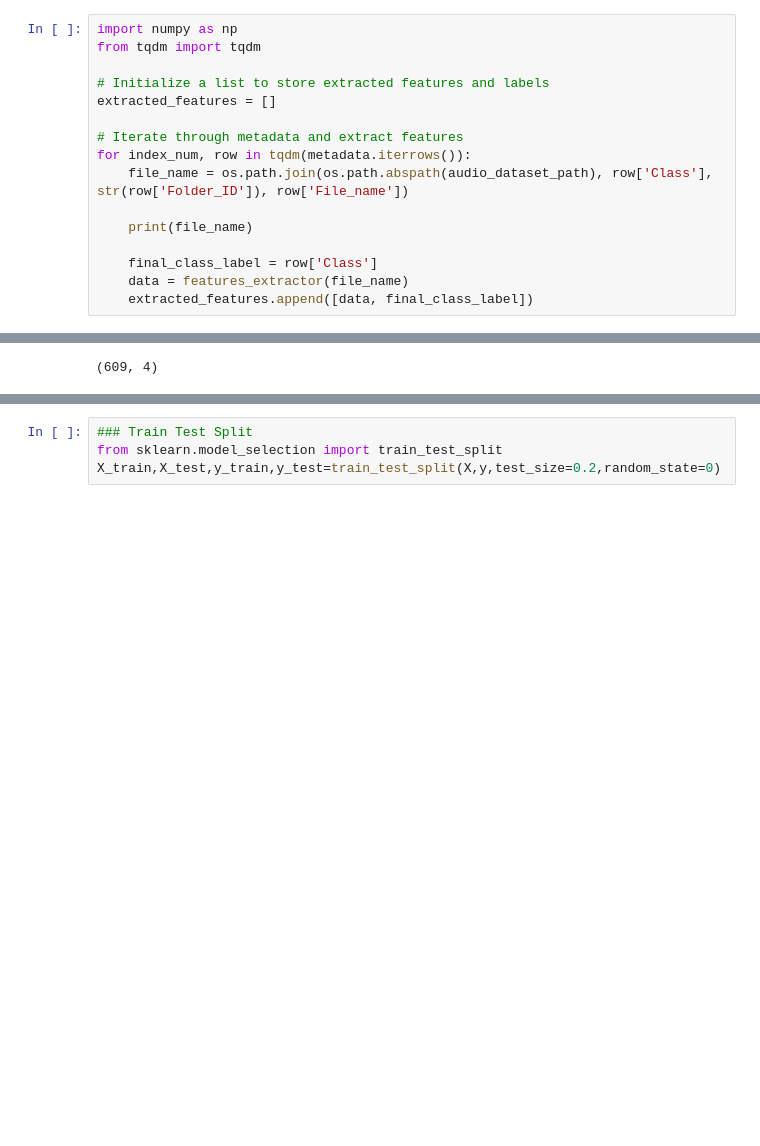
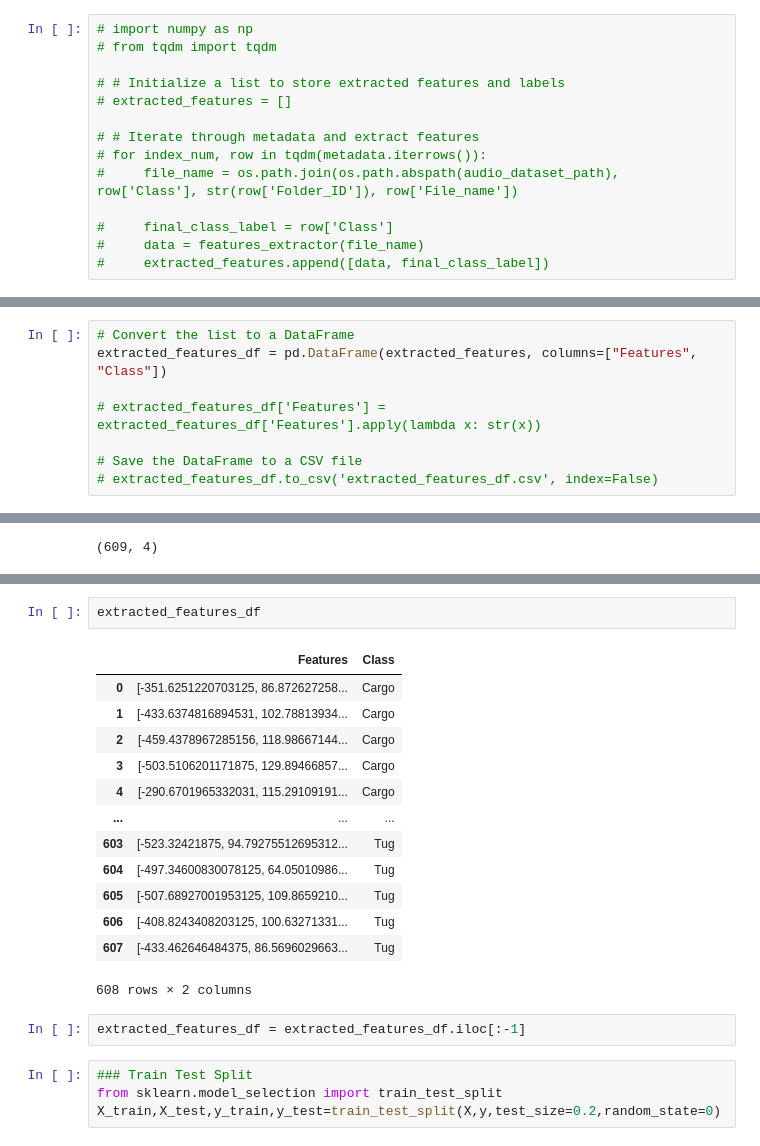
Before and after one commit to hasnaynajmal/oceanvue.buic, a Jupyter notebook: data-preprocessng-sample/data.ipynb, the cells around one changed output, grey strips where cells are left out. Drawn from its saved outputs; the diff is of its cells as text; blank space fills up the shorter version.

```diff
--- a/data-preprocessng-sample/data.ipynb
+++ b/data-preprocessng-sample/data.ipynb
@@ -41,16 +41,14 @@ KeyError: 'fold'
 # %%
-import numpy as np
-from tqdm import tqdm
+# import numpy as np
+# from tqdm import tqdm
 
-# Initialize a list to store extracted features and labels
-extracted_features = []
+# # Initialize a list to store extracted features and labels
+# extracted_features = []
 
-# Iterate through metadata and extract features
-for index_num, row in tqdm(metadata.iterrows()):
-    file_name = os.path.join(os.path.abspath(audio_dataset_path), row['Class'], str(row['Folder_ID']), row['File_name'])
+# # Iterate through metadata and extract features
+# for index_num, row in tqdm(metadata.iterrows()):
+#     file_name = os.path.join(os.path.abspath(audio_dataset_path), row['Class'], str(row['Folder_ID']), row['File_name'])
 
-    print(file_name)
-
-    final_class_label = row['Class']
-    data = features_extractor(file_name)
-    extracted_features.append([data, final_class_label])
+#     final_class_label = row['Class']
+#     data = features_extractor(file_name)
+#     extracted_features.append([data, final_class_label])
@@ -73,4 +76,12 @@ C:\Users\oceanvue\Desktop\DeepShip Dataset\Cargo\12\12.wav
 extracted_features_df = pd.DataFrame(extracted_features, columns=["Features", "Class"])
+# %%
+# Convert the list to a DataFrame
+extracted_features_df = pd.DataFrame(extracted_features, columns=["Features", "Class"])
+
+# extracted_features_df['Features'] = extracted_features_df['Features'].apply(lambda x: str(x))
+
+# Save the DataFrame to a CSV file
+# extracted_features_df.to_csv('extracted_features_df.csv', index=False)
 # %%
 extracted_features_df
 # %% [output]
@@ -124,3 +180,21 @@ y.shape
+# %%
+extracted_features_df
+# %% [output]
+|  | Features | Class |
+| 0 | [-351.6251220703125, 86.872627258... | Cargo |
+| 1 | [-433.6374816894531, 102.78813934... | Cargo |
+| 2 | [-459.4378967285156, 118.98667144... | Cargo |
+| 3 | [-503.5106201171875, 129.89466857... | Cargo |
+| 4 | [-290.6701965332031, 115.29109191... | Cargo |
+| ... | ... | ... |
+| 603 | [-523.32421875, 94.79275512695312... | Tug |
+| 604 | [-497.34600830078125, 64.05010986... | Tug |
+| 605 | [-507.68927001953125, 109.8659210... | Tug |
+| 606 | [-408.8243408203125, 100.63271331... | Tug |
+| 607 | [-433.462646484375, 86.5696029663... | Tug |
+608 rows × 2 columns
+# %%
+extracted_features_df = extracted_features_df.iloc[:-1]
 # %%
 ### Train Test Split
 from sklearn.model_selection import train_test_split
```
Also changed, not shown: parts of 50 cells of this notebook, 5 other files.
